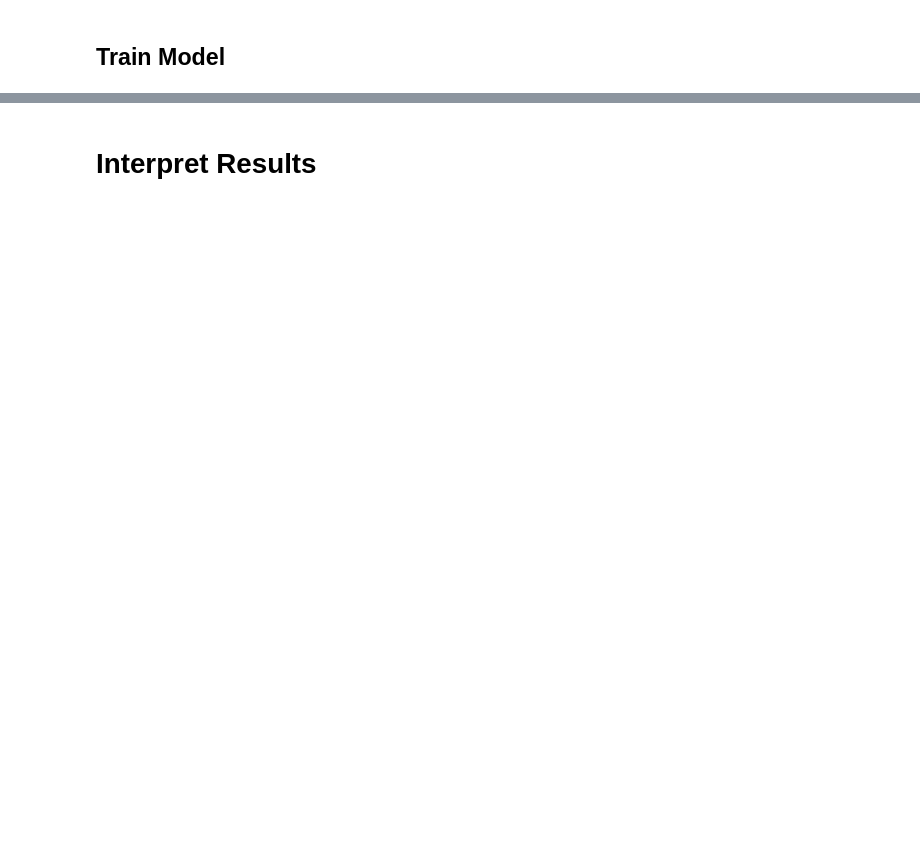
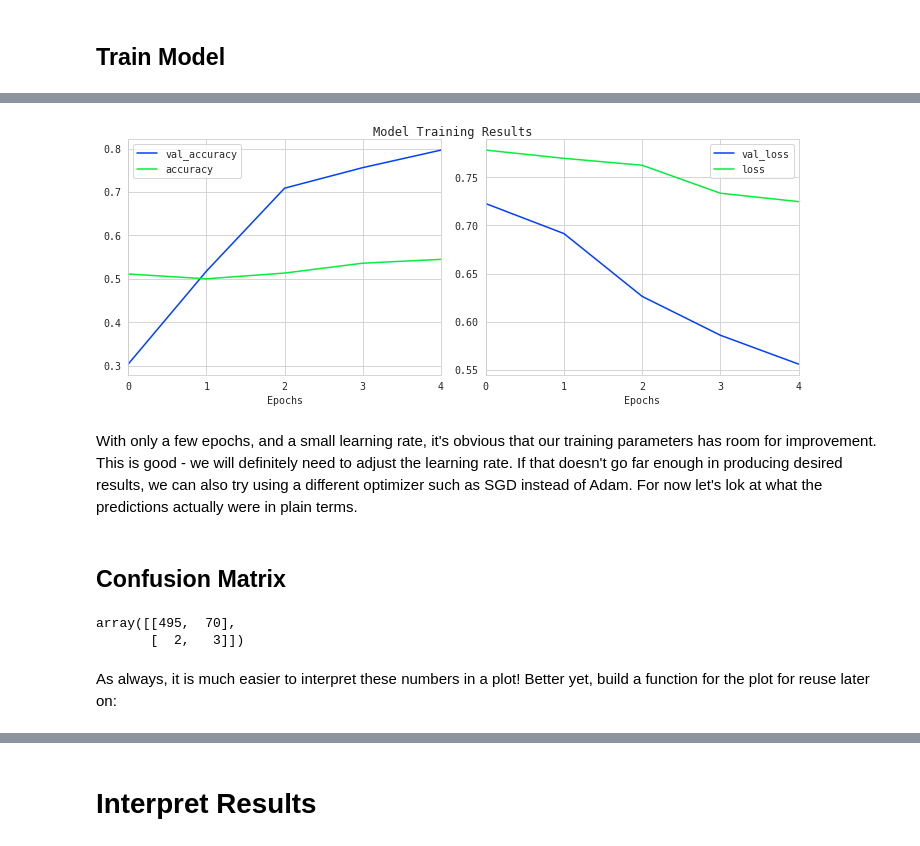
Before and after one commit to alphasentaurii/starskope, a Jupyter notebook: starskope.ipynb, the cells around one changed output, grey strips where cells are left out. Cells and saved outputs as stored; diff of their text form; code cells hidden in the pictures; blank space fills up the shorter version.

```diff
--- a/starskope.ipynb
+++ b/starskope.ipynb
@@ -385,15 +598,0 @@ The hyperparameters here are chosen to finish training within the Kernel, rather
-# %%
-# TODO: Functionize making the model
-
-#Start with a slightly lower learning rate, to ensure convergence
-
-def keras_model(optimizer=Adam, learning_rate=1e-5, loss='binary_crossentropy',
-               metrics=['accuracy'], verbose=0, epochs=5, steps_per_epoch=x_train.shape[1]//32):
-    model.compile(optimizer=optimizer(learning_rate), loss=loss,
-                  metrics=metrics)
-
-    hist = model.fit_generator(batch_maker(x_train, y_train, 32),
-                           validation_data=(x_test, y_test),
-                           verbose=0, epochs=epochs,
-                           steps_per_epoch=steps_per_epoch,)
-    return model, hist
@@ -466,0 +682,3 @@ _________________________________________________________________
+# %%
+m1, h1 = keras_model(optimizer=Adam, learning_rate=1e-5, loss='binary_crossentropy',
+               metrics=['accuracy'], verbose=0, epochs=5, steps_per_epoch=x_train.shape[1]//32)
@@ -466,0 +866,44 @@ _________________________________________________________________
+# %%
+def plot_keras_history(history,figsize=(10,4),subplot_kws={}):
+    if hasattr(history,'history'):
+        history=history.history
+    figsize=(10,4)
+    subplot_kws={}
+
+    acc_keys = list(filter(lambda x: 'acc' in x,history.keys()))
+    loss_keys = list(filter(lambda x: 'loss' in x,history.keys()))
+
+    fig,axes=plt.subplots(ncols=2,figsize=figsize,**subplot_kws)
+    axes = axes.flatten()
+
+    y_labels= ['Accuracy','Loss']
+    for a, metric in enumerate([acc_keys,loss_keys]):
+        for i in range(len(metric)):
+            ax = pd.Series(history[metric[i]],
+                        name=metric[i]).plot(ax=axes[a],label=metric[i])
+    [ax.legend() for ax in axes]
+    [ax.xaxis.set_major_locator(mpl.ticker.MaxNLocator(integer=True)) for ax in axes]
+    [ax.set(xlabel='Epochs') for ax in axes]
+    plt.suptitle('Model Training Results',y=1.01)
+    plt.tight_layout()
+    plt.show()
+# %%
+# plot convergence
+plot_keras_history(h1)
+# %% [output]
+[figure, added]
+# %% [markdown]
+With only a few epochs, and a small learning rate, it's obvious that our training parameters has room for improvement. This is good - we will definitely need to adjust the learning rate. If that doesn't go far enough in producing desired results, we can also try using a different optimizer such as SGD instead of Adam. For now let's lok at what the predictions actually were in plain terms.
+# %% [markdown]
+## Confusion Matrix
+# %%
+# generate a confusion matrix
+from sklearn.metrics import confusion_matrix
+
+cm = confusion_matrix(y_true, y_pred, labels=[0,1])
+cm
+# %% [output]
+array([[495,  70],
+       [  2,   3]])
+# %% [markdown]
+As always, it is much easier to interpret these numbers in a plot! Better yet, build a function for the plot for reuse later on:
```
Also changed, not shown: parts of 136 cells of this notebook, 1 other file.
